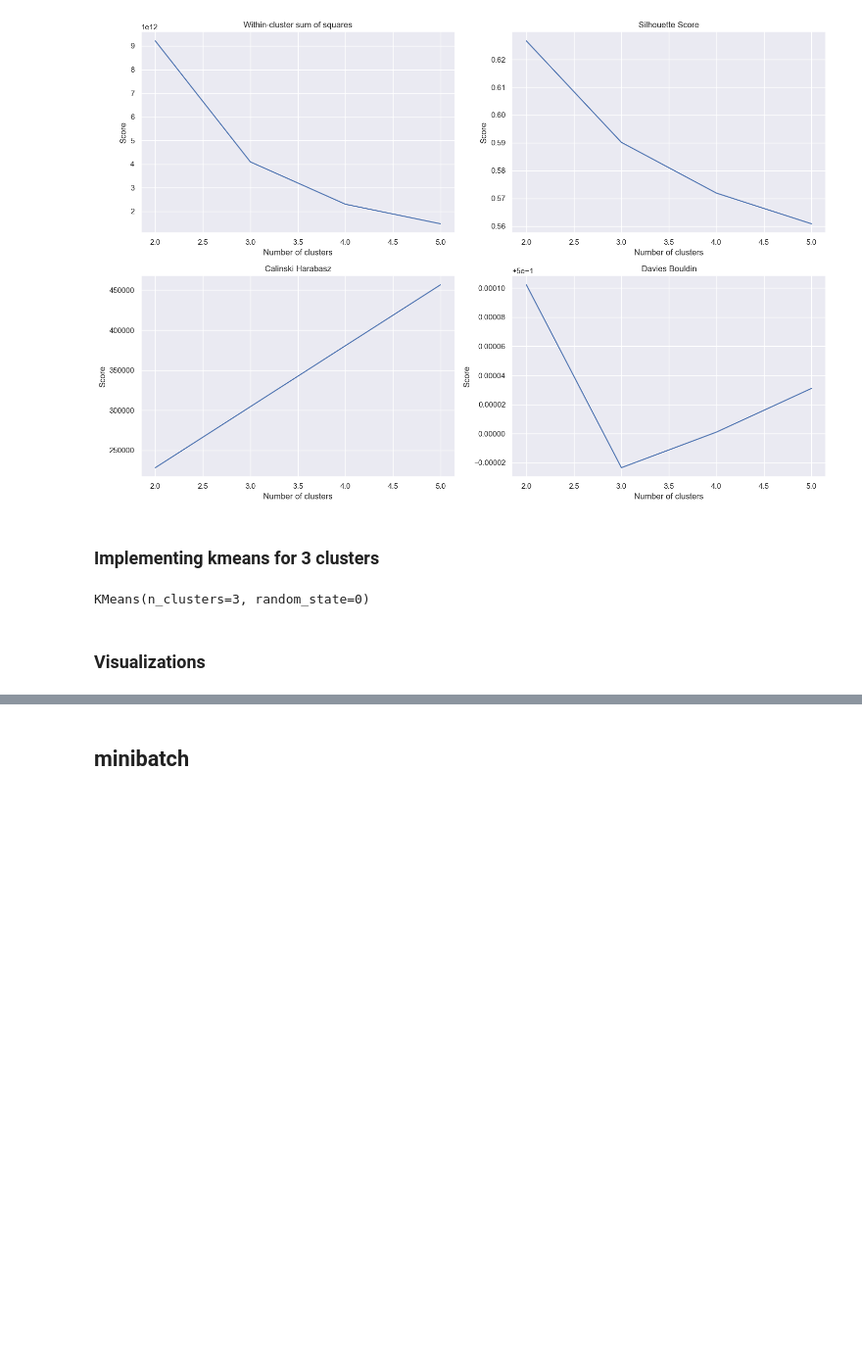
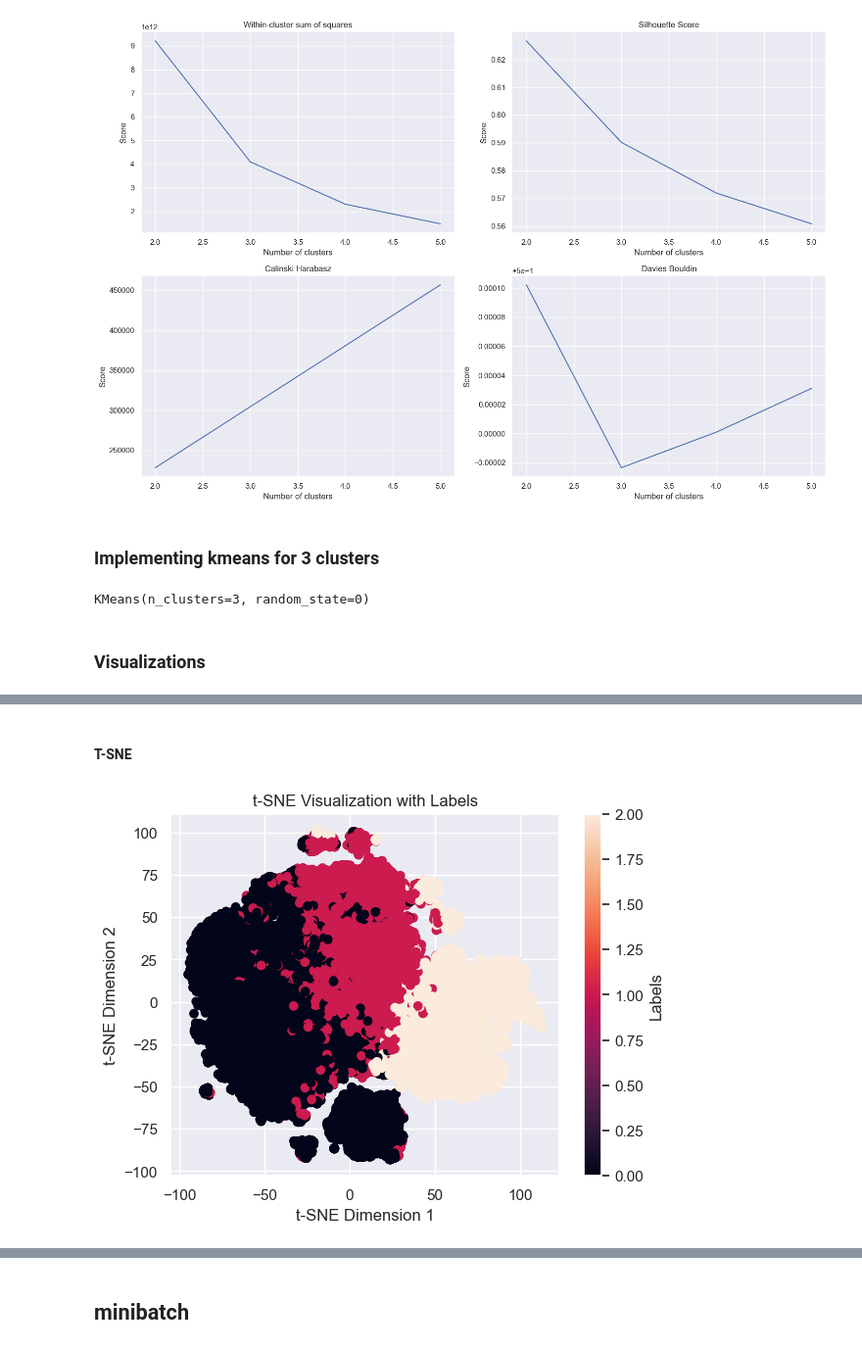
Before and after one commit to tomaszzywicki/Soccer-matches-data-analysis, a Jupyter notebook: code/KM3/models.ipynb, the cells around one changed output, grey strips where cells are left out. Shown at 98% size. Saved outputs shown, nothing was run; the diff lists cells and outputs as text; code cells hidden in the pictures; blank space fills up the shorter version.

```diff
--- a/code/KM3/models.ipynb
+++ b/code/KM3/models.ipynb
@@ -94,0 +147,6 @@ plt.show()
+# %% [markdown]
+#### T-SNE
+# %%
+visualize_tsne_dataset_labels(df, kmeans.labels_)
+# %% [output]
+[figure, added]
```
Also changed, not shown: parts of 18 cells of this notebook, 2 other files.
